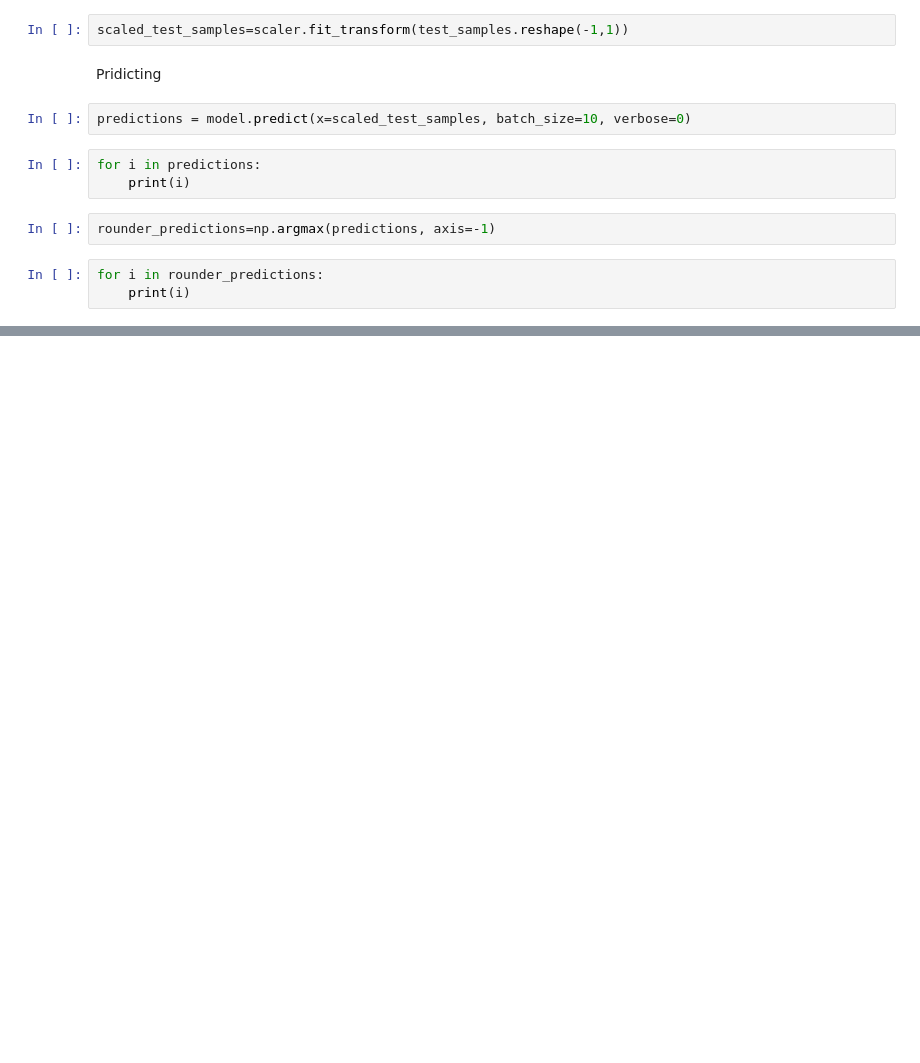
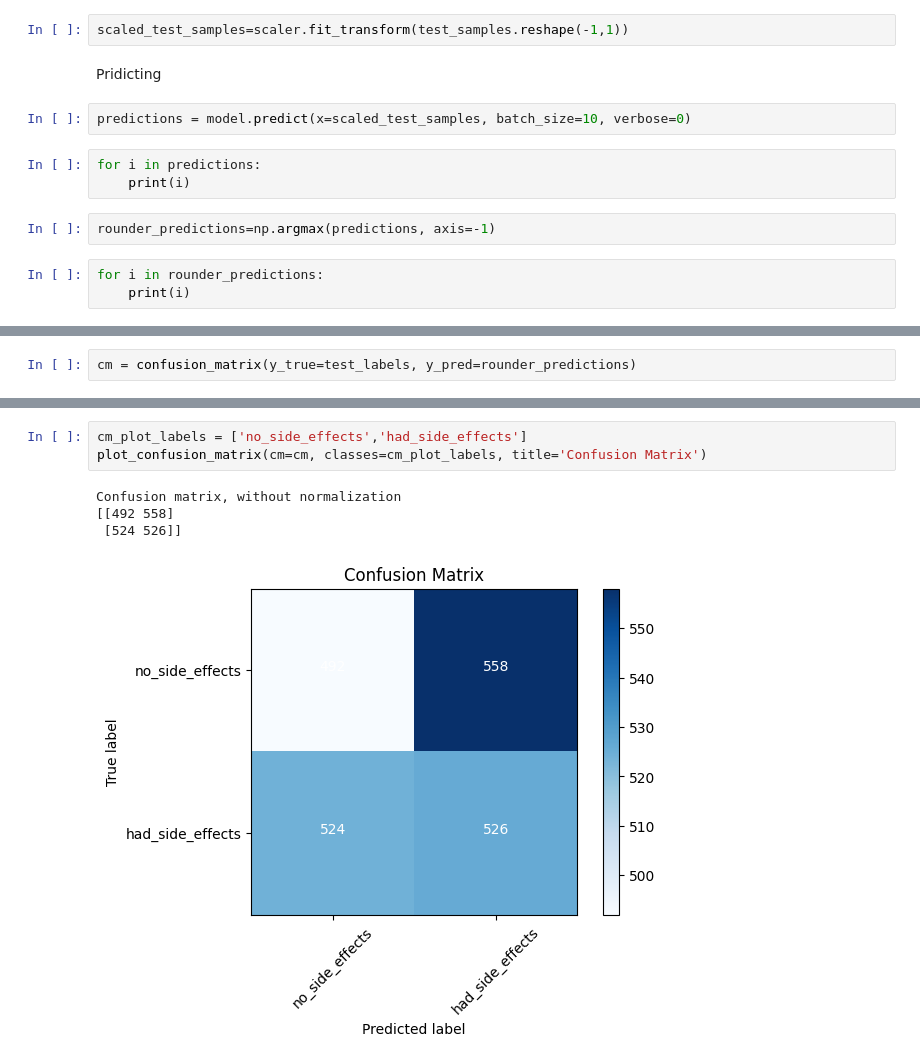
Before and after one commit to iamabhaydawar/learn_mL, a Jupyter notebook: tensorflow_with_keras.ipynb, the cells around one changed output, grey strips where cells are left out. Saved outputs shown, nothing was run; the diff lists cells and outputs as text; blank space fills up the shorter version.

Commit message:
Visualizing Neural Network Predictions through Confusion Matrix

```diff
--- a/tensorflow_with_keras.ipynb
+++ b/tensorflow_with_keras.ipynb
@@ -141,0 +149,2 @@ for i in rounder_predictions:
+# %%
+cm = confusion_matrix(y_true=test_labels, y_pred=rounder_predictions)
@@ -141,0 +197,8 @@ for i in rounder_predictions:
+# %%
+cm_plot_labels = ['no_side_effects','had_side_effects']
+plot_confusion_matrix(cm=cm, classes=cm_plot_labels, title='Confusion Matrix')
+# %% [output]
+Confusion matrix, without normalization
+[[492 558]
+ [524 526]]
+[figure, added]
```
Also changed, not shown: parts of 4 cells of this notebook.
